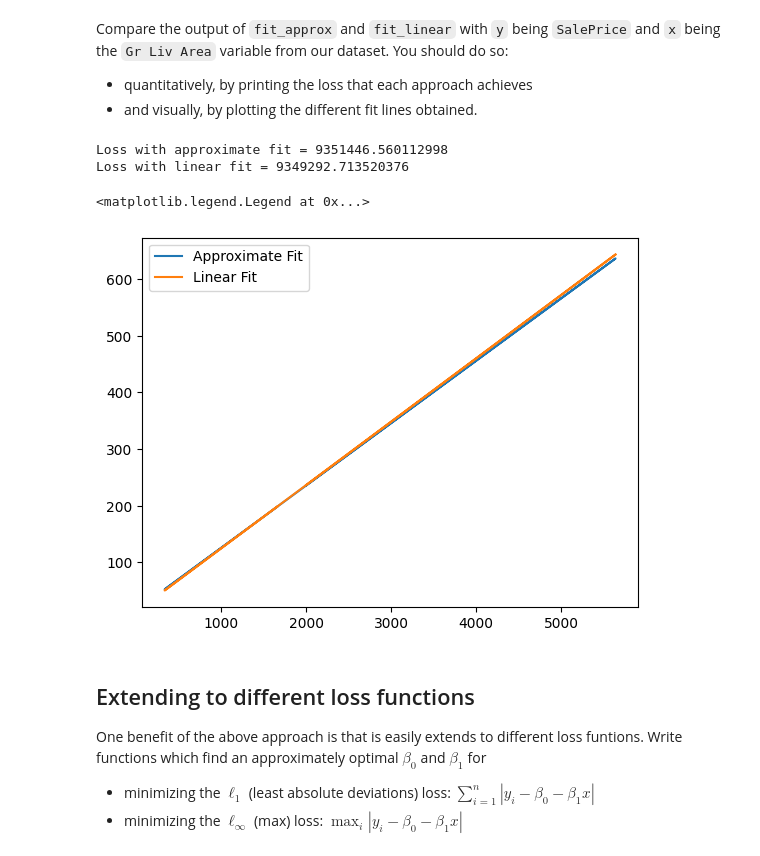
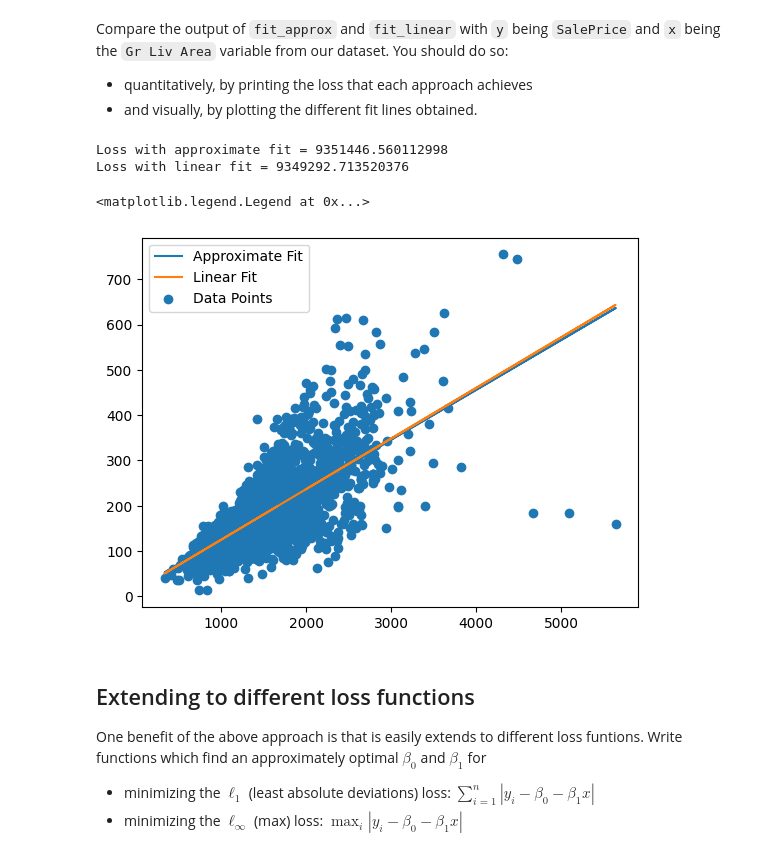
Before and after one commit to pranavich18/ML_Labs, a Jupyter notebook: lab1.ipynb, the cells around one changed output. Saved outputs shown, nothing was run; the diff lists cells and outputs as text; code cells hidden in the pictures.

```diff
--- a/lab1.ipynb
+++ b/lab1.ipynb
@@ -24,7 +24,7 @@ First, complete the following code that uses the `pd.read_csv` command to read t
 import pandas as pd
 import numpy as np
 # TODO:  Complete the code
-df = pd.read_csv("AmesHousing.csv")
+df = pd.read_csv("https://www.chrismusco.com/machinelearning2024_grad/AmesHousing.csv")
 # %% [markdown]
 Display the first six rows of the data frame
 # %%
@@ -234,20 +234,21 @@ Compare the output of `fit_approx` and `fit_linear` with `y` being `SalePrice` a
 # %%
 x = df['Gr Liv Area'].to_numpy()
 
 beta0_appr, beta1_appr, loss_appr = fit_approx(x,y)
 
 beta0, beta1, loss = fit_linear(x,y)
 ypred_appr = beta0_appr+beta1_appr*x
 ypred_lin = beta0+beta1*x
 print(f"Loss with approximate fit = {loss_appr}\nLoss with linear fit = {loss}")
 plt.plot(x, ypred_appr, label = "Approximate Fit")
 plt.plot(x,ypred_lin, label="Linear Fit")
+plt.scatter(x,y, label="Data Points")
 plt.legend()
 # %% [output]
 Loss with approximate fit = 9351446.560112998
 Loss with linear fit = 9349292.713520376
 <matplotlib.legend.Legend at 0x...>
-[figure, old version]
+[figure, new version]
 # %% [markdown]
 ## Extending to different loss functions
 
```
